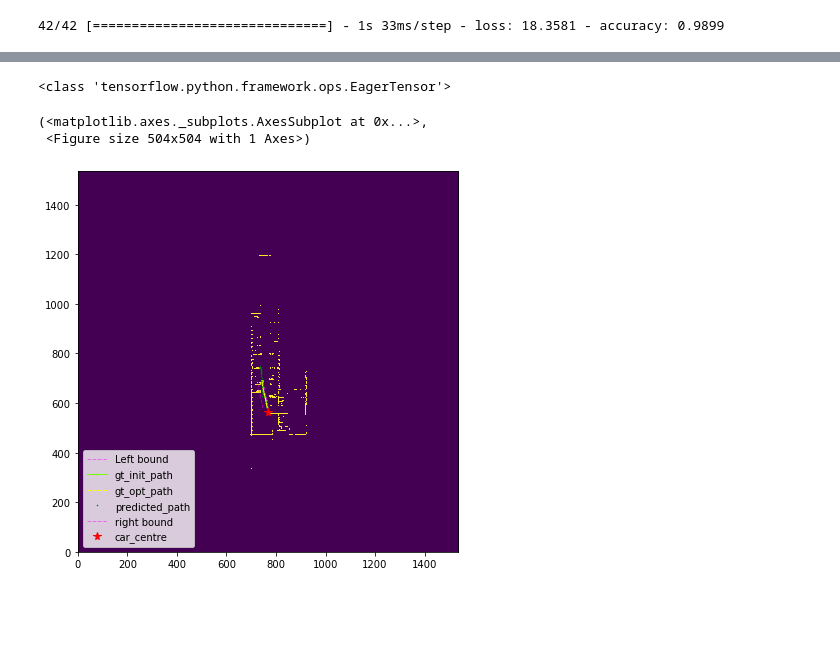
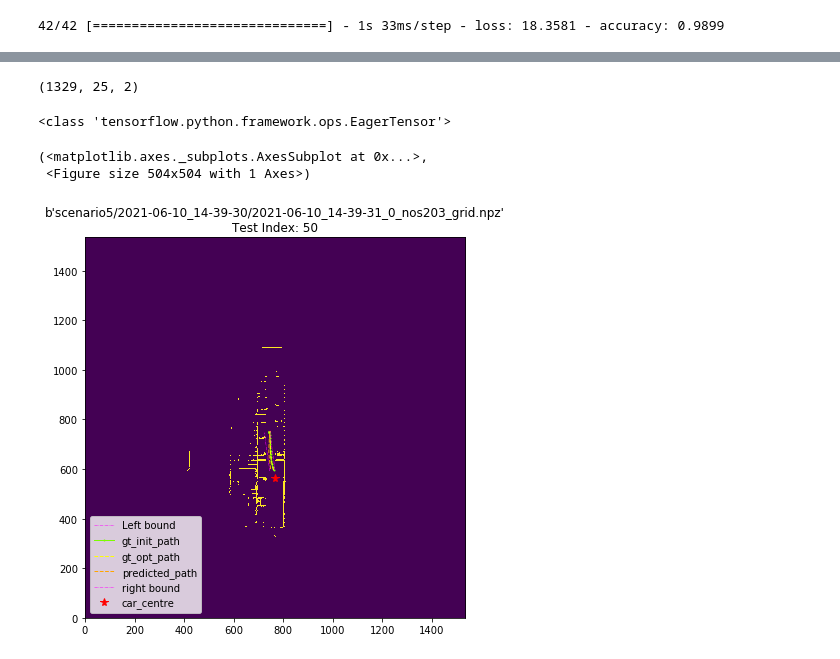
Before and after one commit to saitejamalyala/rosbag2numpy, a Jupyter notebook: iter_create_np_fromrbag/data_loader.ipynb, the cells around one changed output, grey strips where cells are left out. Cells and saved outputs as stored; diff of their text form; code cells hidden in the pictures; blank space fills up the shorter version.

Commit message:
update: plot nd save qualitative results added

```diff
--- a/iter_create_np_fromrbag/data_loader.ipynb
+++ b/iter_create_np_fromrbag/data_loader.ipynb
@@ -235,10 +235,10 @@ test_loss,test_accuracy = pp_model.evaluate(ds_test)
 # %% [output]
 42/42 [==============================] - 1s 33ms/step - loss: 18.3581 - accuracy: 0.9899
 # %%
-pp_model.save("ppmodel_{}.h5".format(test_loss),save_format='h5')
-#pp_model=tf.keras.models.load_model('/netpool/work/gpu-3/users/malyalasa/New_folder/rosbag2numpy/iter_create_np_fromrbag/ppmodel_3.397038459777832.h5',compile=False)
+#pp_model.save("ppmodel_{}.h5".format(test_loss),save_format='h5')
+pp_model=tf.keras.models.load_model('/netpool/work/gpu-3/users/malyalasa/New_folder/rosbag2numpy/iter_create_np_fromrbag/ppmodel_5.286526679992676.h5',compile=False)
 
-#pp_model.compile(optimizer=opt,loss=euclidean_distance_loss, metrics='accuracy')
+pp_model.compile(optimizer=opt,loss=euclidean_distance_loss, metrics='accuracy')
 #pp_model.summary()
 test_loss,test_accuracy = pp_model.evaluate(ds_test)
 # %% [output]
@@ -262,6 +246,8 @@ ________________________________________________________________________________
 # %%
 predictions = pp_model.predict(ds_test)
 np.shape(predictions)
+# %% [output]
+(1329, 25, 2)
 # %%
 
 def get_test_ds_size(ds_test):
@@ -323,10 +309,9 @@ def plot_scene(features):
     ax.plot((init_path[:,0]-grid_org[0])/res,(init_path[:,1]-grid_org[1])/res,'o-', color='lawngreen',markersize=1, linewidth=1)
     ax.plot((opt_path[:,0]-grid_org[0])/res,(opt_path[:,1]-grid_org[1])/res,'--', color='yellow',markersize=1, linewidth=1)
 
-    ax.plot((predict_path[:,0]-grid_org[0])/res,(predict_path[:,1]-grid_org[1])/res,'*', color='green',markersize=1, linewidth=1)
+    ax.plot((predict_path[:,0]-grid_org[0])/res,(predict_path[:,1]-grid_org[1])/res,'--', color='orange',markersize=1, linewidth=1)
 
     ax.plot((right_bnd[:,0]-grid_org[0])/res,(right_bnd[:,1]-grid_org[1])/res, '-.',color='magenta',markersize=0.5, linewidth=0.5)
-
 
     ax.plot((car_odo[0]-grid_org[0])/res,(car_odo[1]-grid_org[1])/res,'r*', color = 'red',markersize=8)
 
@@ -335,29 +320,31 @@ def plot_scene(features):
 
     ax.imshow(grid_map,origin="lower")
 
-
+    ax.set_title(f"{file_details}\nTest Index: {features['testidx']}")
+    save_fig_dir = '/netpool/work/gpu-3/users/malyalasa/New_folder/rosbag2numpy/test_results'
+    fig.savefig(f"{save_fig_dir}/Test_index_{features['testidx']}.png",dpi=300)
     print(type(file_details))
 
     return ax,fig
 # %%
-test_idx=320
+test_idx=50
 test_data={}
 test_data["grid_map"]= np_tst_gridmap[test_idx]
 test_data["grid_org_res"]=np_tst_grid_org_res[test_idx]
 test_data["left_bnd"]=np_tst_left_bnd[test_idx]
 test_data["right_bnd"]=np_tst_right_bnd[test_idx]
 test_data["car_odo"]=np_tst_car_odo[test_idx]
 test_data["init_path"]=np_tst_init_path[test_idx]
 test_data["opt_path"]=np_tst_opt_path[test_idx]
 test_data["predictions"] = predictions[test_idx]
 test_data["file_details"] = list_tst_file_details[test_idx]
-
+test_data["testidx"] = test_idx
 #print(test_data["left_bnd"])
 
 plot_scene(test_data)
 # %% [output]
 <class 'tensorflow.python.framework.ops.EagerTensor'>
 (<matplotlib.axes._subplots.AxesSubplot at 0x...>,
  <Figure size 504x504 with 1 Axes>)
-[figure, old version]
+[figure, new version]
 # %%
```
Also changed, not shown: parts of 3 cells of this notebook.
